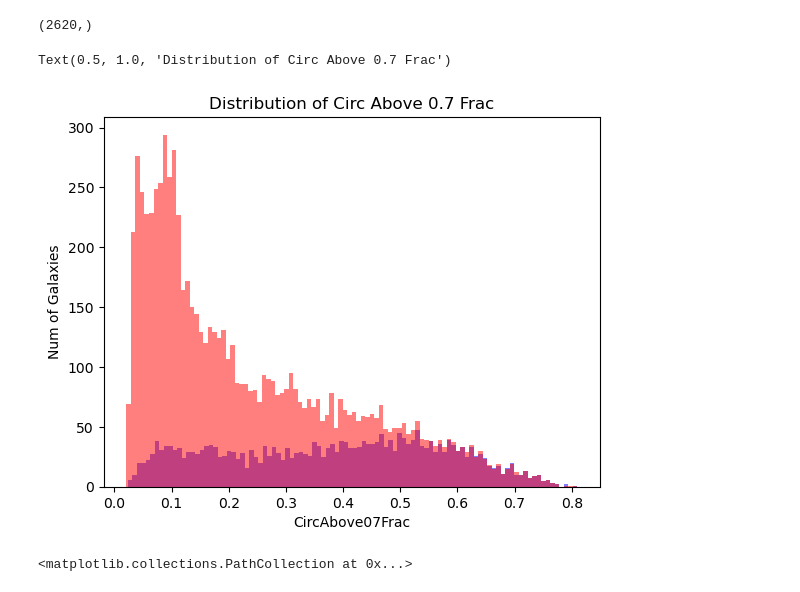
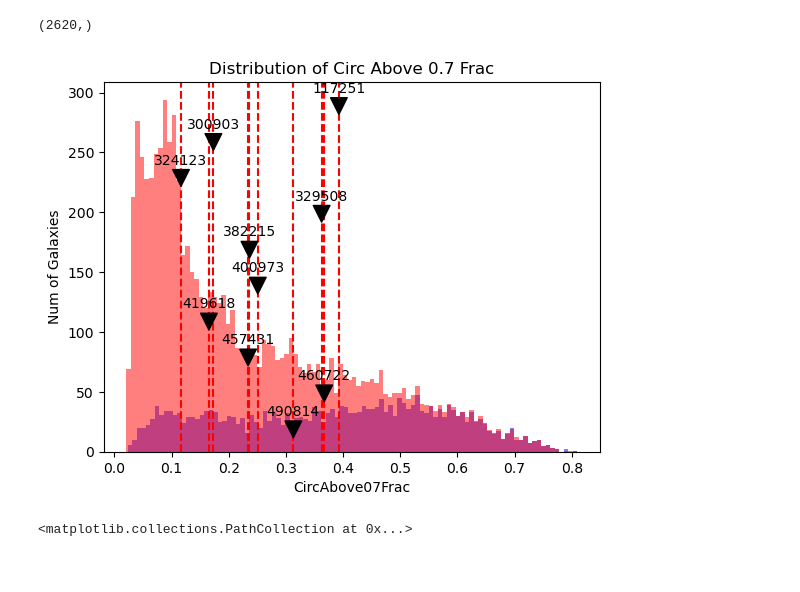
Before and after one commit to XingyaoCai/HI-Clumps, a Jupyter notebook: Loading_Galaxy_Type.ipynb, the cells around one changed output. Saved outputs shown, nothing was run; the diff lists cells and outputs as text; code cells hidden in the pictures.

```diff
--- a/Loading_Galaxy_Type.ipynb
+++ b/Loading_Galaxy_Type.ipynb
@@ -64,12 +64,21 @@ Sub_Index=np.array(Sub_Index)
 # %%
 plt.hist(CircAbove07Frac[Sub_Index],100,alpha=0.5,color='b')
 plt.hist(CircAbove07Frac,100,alpha=0.5,color='r')
 plt.xlabel('CircAbove07Frac')
 plt.ylabel('Num of Galaxies')
 plt.title('Distribution of Circ Above 0.7 Frac')
+highlight_values = np.array(CircAbove07Frac[LBSG_Sub_Index])
+height = 300
+for value in highlight_values:
+    plt.axvline(x=value, color='red', linestyle='dashed',
+               linewidth=1.5, label=f'Value: {value}')
+    index = np.where(highlight_values == value)[0][0]
+    plt.annotate(f'{Lbsg_Indices_Array[index]}', xy=(value, height-20), xytext=(value, height), ha='center', fontsize=10,
+                arrowprops=dict(facecolor='black', shrink=0.1))
+    height -= 30
+plt.show()
 # %% [output]
-Text(0.5, 1.0, 'Distribution of Circ Above 0.7 Frac')
-[figure, old version]
+[figure, new version]
 # %%
 Mass_Averaged_SFT = list()
 Current_Snapshot=99
```
